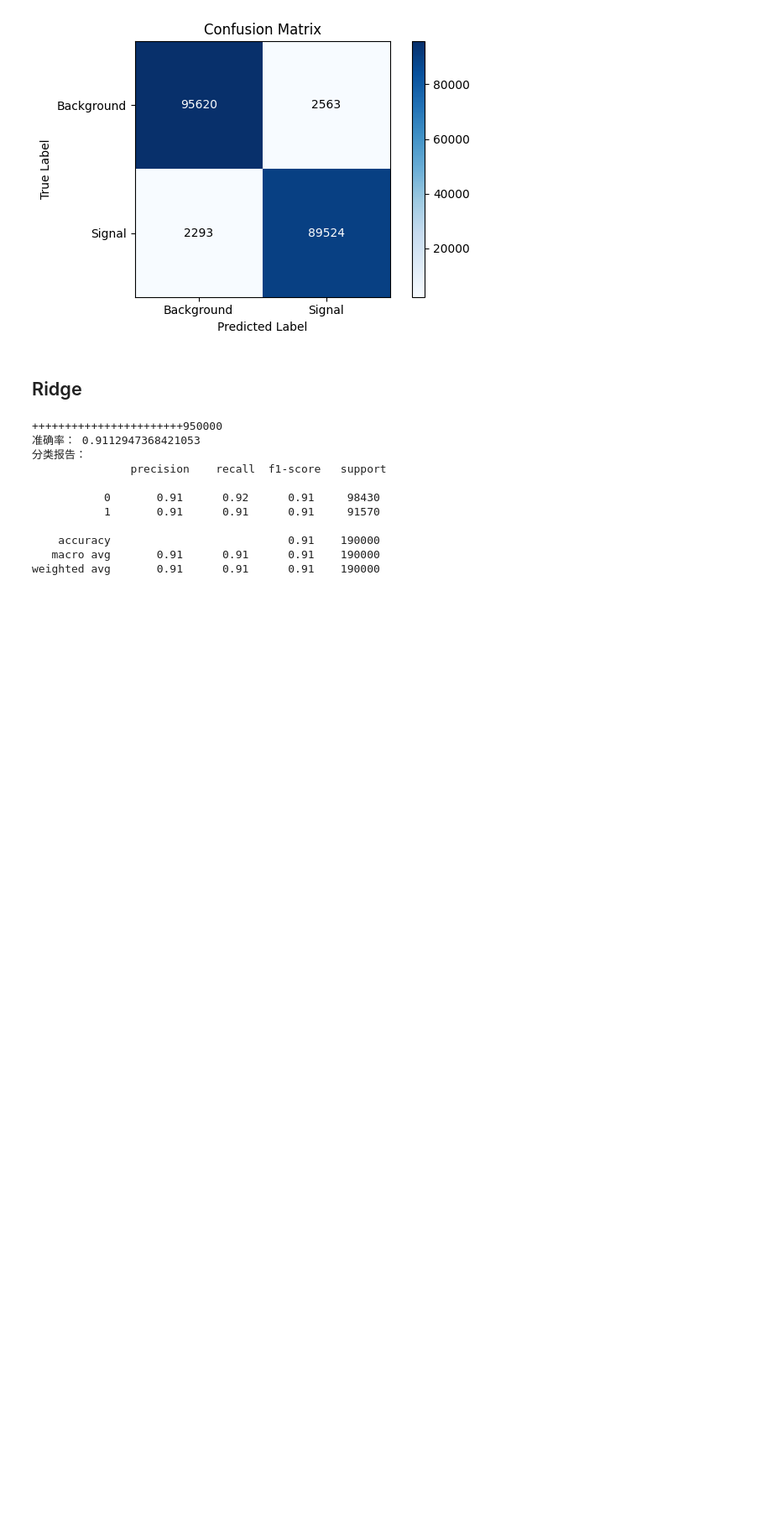
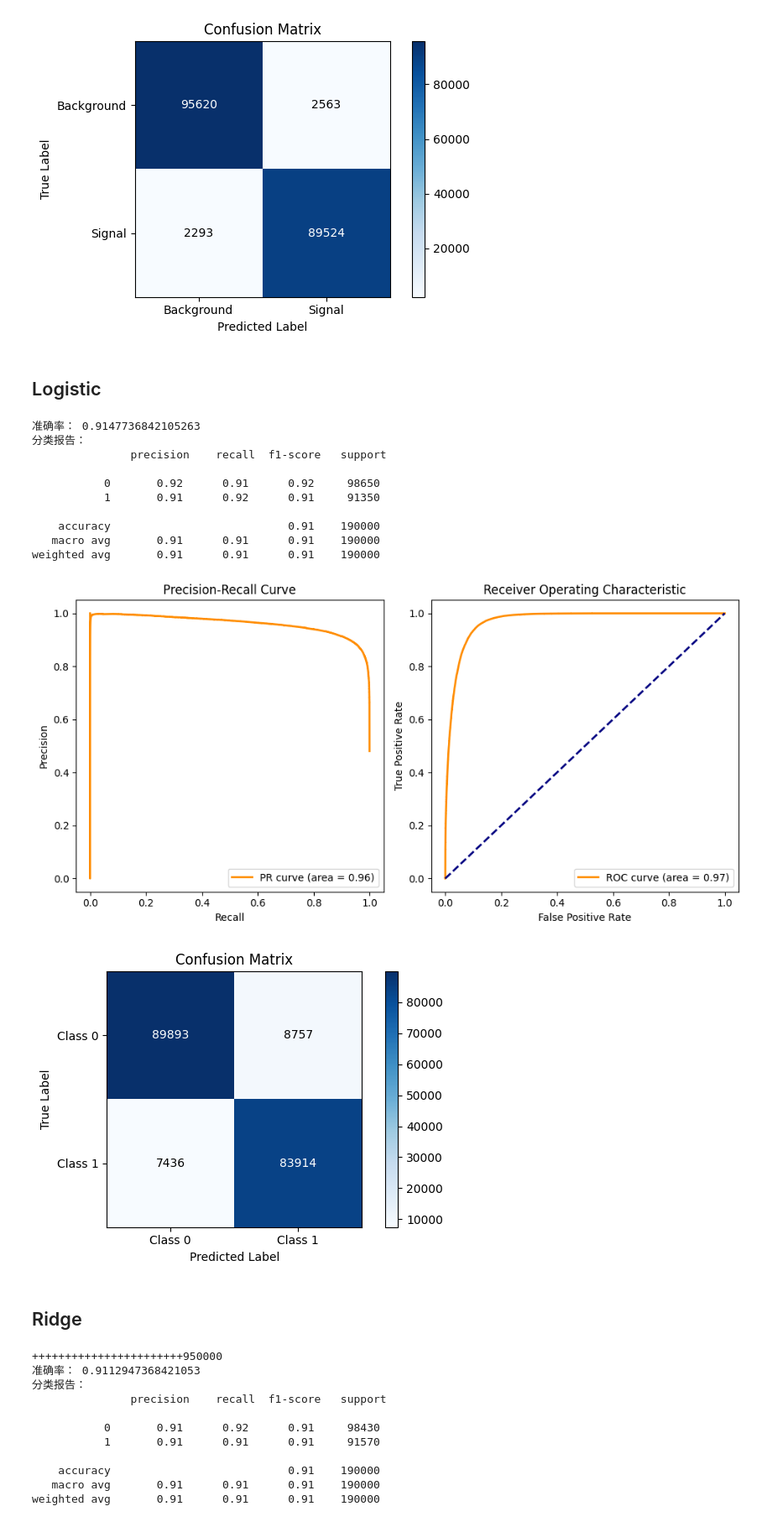
Before and after one commit to NoBugInMyCode/CV_research_project, a Jupyter notebook: ML.ipynb, the cells around one changed output. Shown at 84% size. Saved outputs shown, nothing was run; the diff lists cells and outputs as text; code cells hidden in the pictures; blank space fills up the shorter version.

```diff
--- a/ML.ipynb
+++ b/ML.ipynb
@@ -390,6 +390,85 @@ weighted avg       0.97      0.97      0.97    190000
 [Parallel(n_jobs=4)]: Done 100 out of 100 | elapsed:    0.5s finished
 [figure]
 [figure]
+# %% [markdown]
+## Logistic
+# %%
+X_train, X_test, y_train, y_test = train_test_split(X, y, train_size=0.8, test_size=0.2)
+
+# 逻辑回归模型
+model = LogisticRegression()
+model.fit(X_train, y_train)
+preds = model.predict(X_test)
+
+# 计算准确率
+accuracy = accuracy_score(y_test, preds)
+print("准确率：", accuracy)
+
+# 打印分类报告，包括精确度、召回率、F1分数等
+report = classification_report(y_test, preds)
+print("分类报告：\n", report)
+
+# 计算 Precision-Recall 和 ROC
+precision, recall, _ = precision_recall_curve(y_test, model.predict_proba(X_test)[:, 1])
+pr_auc = auc(recall, precision)
+fpr, tpr, _ = roc_curve(y_test, model.predict_proba(X_test)[:, 1])
+roc_auc = auc(fpr, tpr)
+
+# 画 PR 曲线
+plt.figure(figsize=(10, 5))
+plt.subplot(1, 2, 1)
+plt.plot(recall, precision, color='darkorange', lw=2, label='PR curve (area = {:.2f})'.format(pr_auc))
+plt.xlabel('Recall')
+plt.ylabel('Precision')
+plt.title('Precision-Recall Curve')
+plt.legend(loc='best')
+
+# 画 ROC 曲线
+plt.subplot(1, 2, 2)
+plt.plot(fpr, tpr, color='darkorange', lw=2, label='ROC curve (area = {:.2f})'.format(roc_auc))
+plt.plot([0, 1], [0, 1], color='navy', lw=2, linestyle='--')
+plt.xlabel('False Positive Rate')
+plt.ylabel('True Positive Rate')
+plt.title('Receiver Operating Characteristic')
+plt.legend(loc='best')
+
+plt.tight_layout()
+plt.show()
+
+# 计算混淆矩阵
+conf_matrix = confusion_matrix(y_test, preds)
+
+# 画混淆矩阵
+plt.figure(figsize=(6, 4))
+plt.imshow(conf_matrix, interpolation='nearest', cmap=plt.cm.Blues)
+plt.title('Confusion Matrix')
+plt.colorbar()
+classes = ["Class 0", "Class 1"]
+tick_marks = np.arange(len(classes))
+plt.xticks(tick_marks, classes)
+plt.yticks(tick_marks, classes)
+plt.xlabel('Predicted Label')
+plt.ylabel('True Label')
+thresh = conf_matrix.max() / 2.
+for i in range(conf_matrix.shape[0]):
+    for j in range(conf_matrix.shape[1]):
+        plt.text(j, i, format(conf_matrix[i, j], 'd'), ha="center", va="center", color="white" if conf_matrix[i, j] > thresh else "black")
+
+plt.tight_layout()
+plt.show()
+# %% [output]
+准确率： 0.9147736842105263
+分类报告：
+               precision    recall  f1-score   support
+
+           0       0.92      0.91      0.92     98650
+           1       0.91      0.92      0.91     91350
+
+    accuracy                           0.91    190000
+   macro avg       0.91      0.91      0.91    190000
+weighted avg       0.91      0.91      0.91    190000
+[figure, added]
+[figure, added]
 # %% [markdown]
 ## Ridge
 # %%
```
